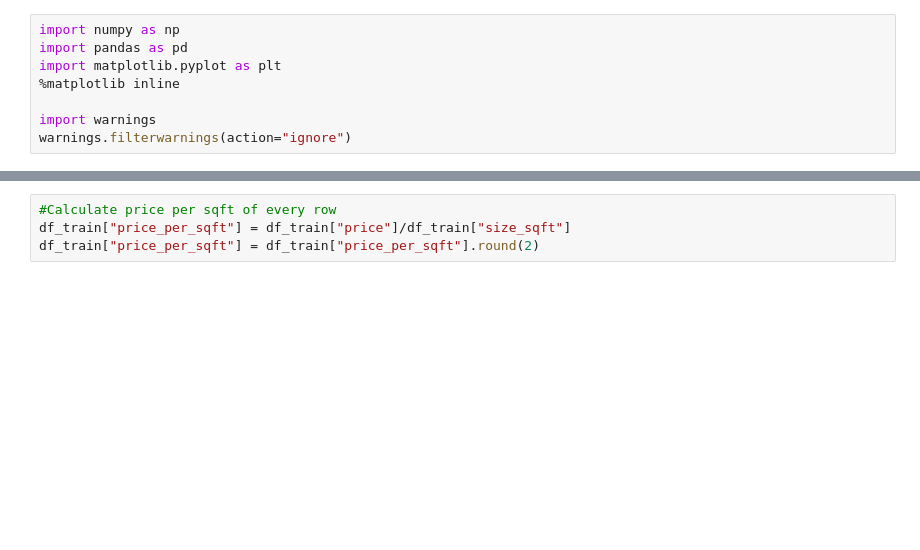
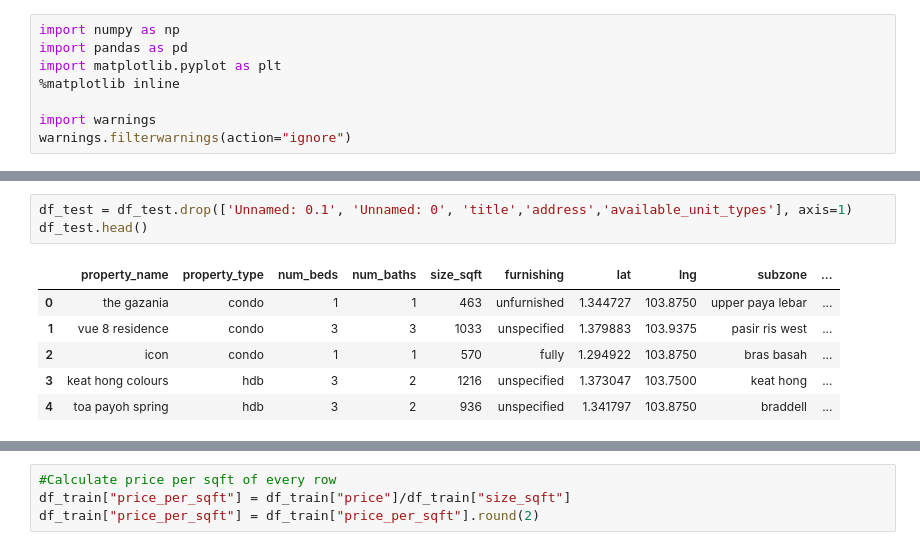
Before and after one commit to nish-d/ParanormalDistribution, a Jupyter notebook: notebooks/encoding.ipynb, the cells around one changed output, grey strips where cells are left out. Saved outputs shown, nothing was run; the diff lists cells and outputs as text; blank space fills up the shorter version.

```diff
--- a/notebooks/encoding.ipynb
+++ b/notebooks/encoding.ipynb
@@ -16,0 +31,10 @@ df_train.head()
+# %%
+df_test = df_test.drop(['Unnamed: 0.1', 'Unnamed: 0', 'title','address','available_unit_types'], axis=1)
+df_test.head()
+# %% [output]
+|  | property_name | property_type | num_beds | num_baths | size_sqft | furnishing | lat | lng | subzone | ... |
+| 0 | the gazania | condo | 1 | 1 | 463 | unfurnished | 1.344727 | 103.8750 | upper paya lebar | ... |
+| 1 | vue 8 residence | condo | 3 | 3 | 1033 | unspecified | 1.379883 | 103.9375 | pasir ris west | ... |
+| 2 | icon | condo | 1 | 1 | 570 | fully | 1.294922 | 103.8750 | bras basah | ... |
+| 3 | keat hong colours | hdb | 3 | 2 | 1216 | unspecified | 1.373047 | 103.7500 | keat hong | ... |
+| 4 | toa payoh spring | hdb | 3 | 2 | 936 | unspecified | 1.341797 | 103.8750 | braddell | ... |
```
Also changed, not shown: parts of 19 cells of this notebook, 4 other files.
